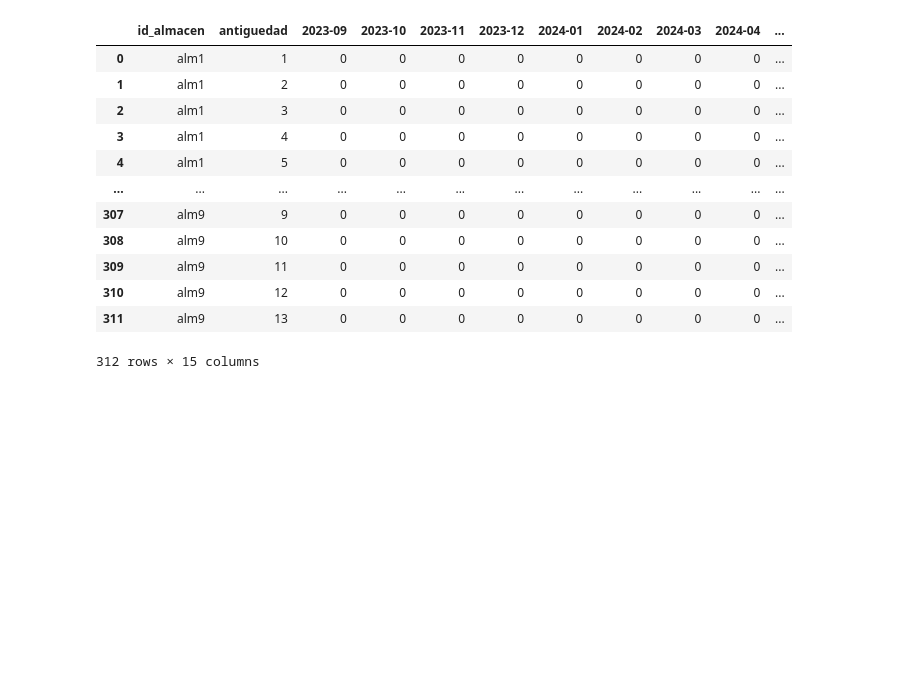
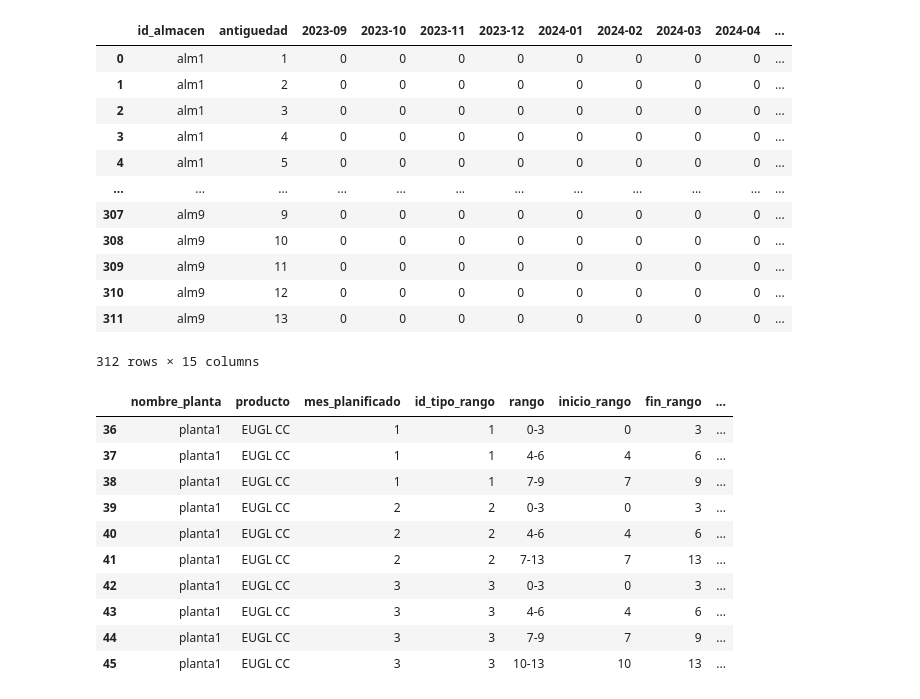
Before and after one commit to ptoledor/heu_opticliente, a Jupyter notebook: 01_notebooks/algo.ipynb, the cells around one changed output. Saved outputs shown, nothing was run; the diff lists cells and outputs as text; code cells hidden in the pictures; blank space fills up the shorter version.

```diff
--- a/01_notebooks/algo.ipynb
+++ b/01_notebooks/algo.ipynb
@@ -168,6 +227,20 @@ almacenes
 | 310 | alm9 | 12 | 0 | 0 | 0 | 0 | 0 | 0 | 0 | 0 | ... |
 | 311 | alm9 | 13 | 0 | 0 | 0 | 0 | 0 | 0 | 0 | 0 | ... |
 312 rows × 15 columns
+# %%
+df
+# %% [output]
+|  | nombre_planta | producto | mes_planificado | id_tipo_rango | rango | inicio_rango | fin_rango | ... |
+| 36 | planta1 | EUGL CC | 1 | 1 | 0-3 | 0 | 3 | ... |
+| 37 | planta1 | EUGL CC | 1 | 1 | 4-6 | 4 | 6 | ... |
+| 38 | planta1 | EUGL CC | 1 | 1 | 7-9 | 7 | 9 | ... |
+| 39 | planta1 | EUGL CC | 2 | 2 | 0-3 | 0 | 3 | ... |
+| 40 | planta1 | EUGL CC | 2 | 2 | 4-6 | 4 | 6 | ... |
+| 41 | planta1 | EUGL CC | 2 | 2 | 7-13 | 7 | 13 | ... |
+| 42 | planta1 | EUGL CC | 3 | 3 | 0-3 | 0 | 3 | ... |
+| 43 | planta1 | EUGL CC | 3 | 3 | 4-6 | 4 | 6 | ... |
+| 44 | planta1 | EUGL CC | 3 | 3 | 7-9 | 7 | 9 | ... |
+| 45 | planta1 | EUGL CC | 3 | 3 | 10-13 | 10 | 13 | ... |
 # %%
 #Modifica demanda del  primer periodo de acuerdo a disponibilidad.
 
```
Also changed, not shown: parts of 13 cells of this notebook, 1 other file.
